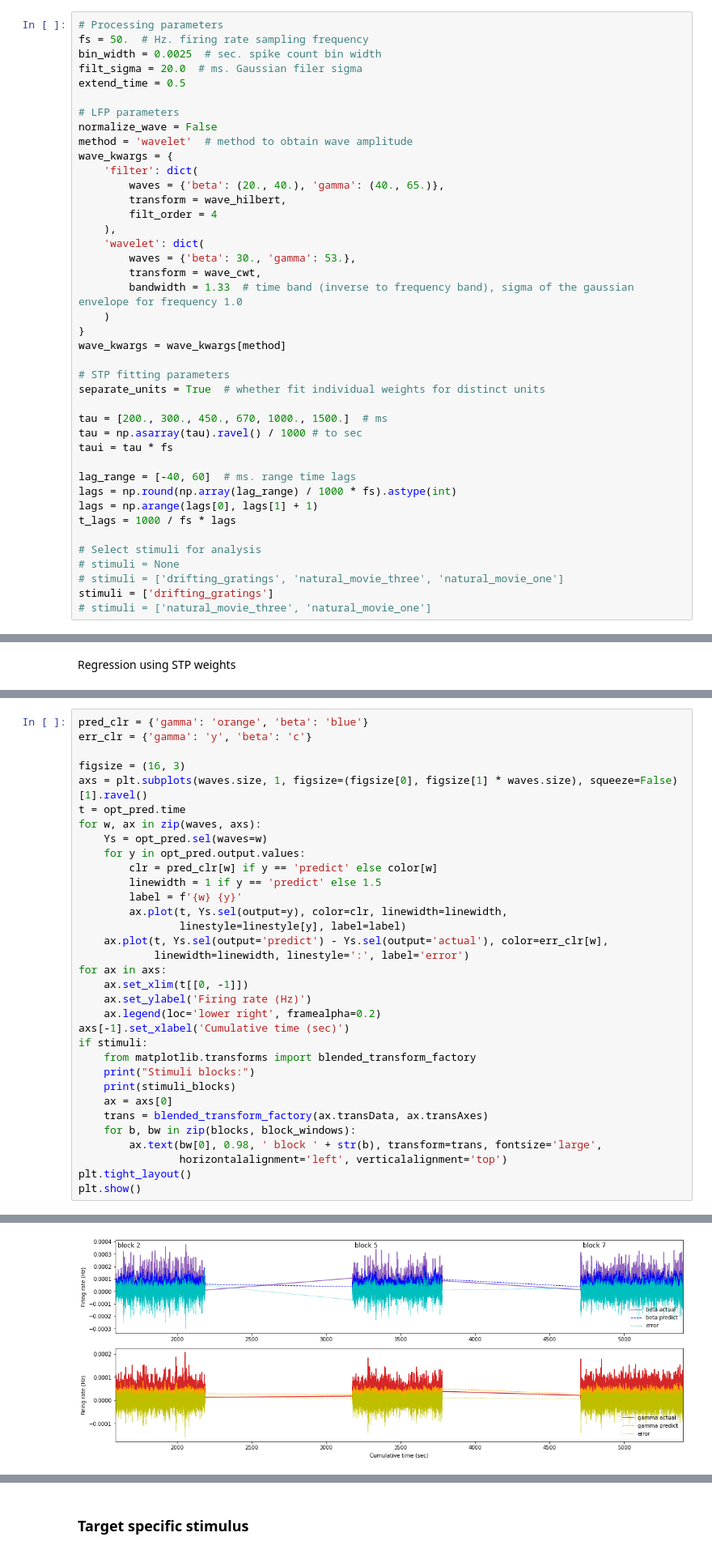
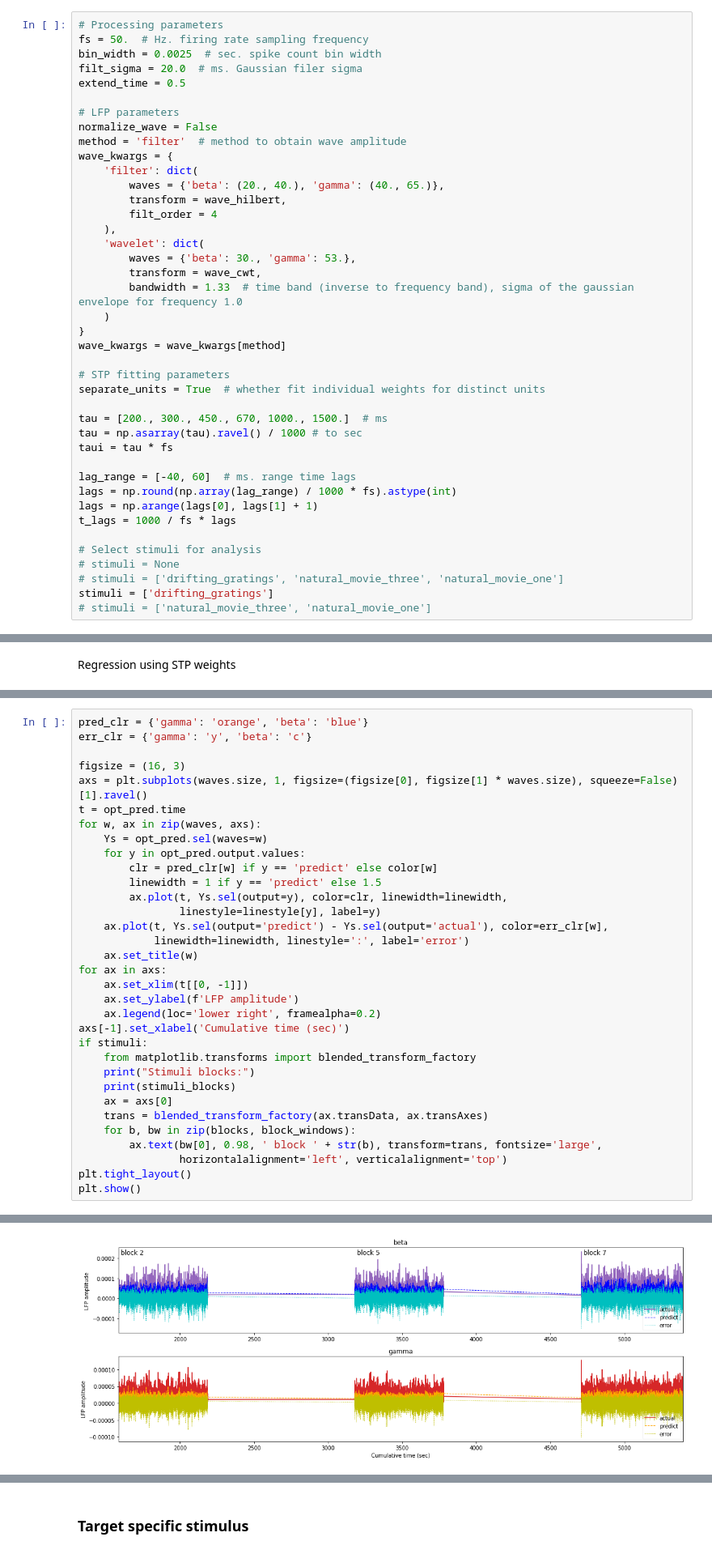
Before and after one commit to chenziao/Analyzing_Allen_Visual_Coding_Neuropixels_Dataset, a Jupyter notebook: Analyze_Visual_STP.ipynb, the cells around one changed output, grey strips where cells are left out. Shown at 81% size. Saved outputs shown, nothing was run; the diff lists cells and outputs as text.

Commit message:
Update figures

```diff
--- a/Analyze_Visual_STP.ipynb
+++ b/Analyze_Visual_STP.ipynb
@@ -119,7 +119,7 @@ extend_time = 0.5
 
 # LFP parameters
 normalize_wave = False
-method = 'wavelet'  # method to obtain wave amplitude
+method = 'filter'  # method to obtain wave amplitude
 wave_kwargs = {
     'filter': dict(
         waves = {'beta': (20., 40.), 'gamma': (40., 65.)},
@@ -399,37 +399,37 @@ err_clr = {'gamma': 'y', 'beta': 'c'}
 
 figsize = (16, 3)
 axs = plt.subplots(waves.size, 1, figsize=(figsize[0], figsize[1] * waves.size), squeeze=False)[1].ravel()
 t = opt_pred.time
 for w, ax in zip(waves, axs):
     Ys = opt_pred.sel(waves=w)
     for y in opt_pred.output.values:
         clr = pred_clr[w] if y == 'predict' else color[w]
         linewidth = 1 if y == 'predict' else 1.5
-        label = f'{w} {y}'
         ax.plot(t, Ys.sel(output=y), color=clr, linewidth=linewidth,
-                linestyle=linestyle[y], label=label)
+                linestyle=linestyle[y], label=y)
     ax.plot(t, Ys.sel(output='predict') - Ys.sel(output='actual'), color=err_clr[w],
             linewidth=linewidth, linestyle=':', label='error')
+    ax.set_title(w)
 for ax in axs:
     ax.set_xlim(t[[0, -1]])
-    ax.set_ylabel('Firing rate (Hz)')
+    ax.set_ylabel(f'LFP amplitude')
     ax.legend(loc='lower right', framealpha=0.2)
 axs[-1].set_xlabel('Cumulative time (sec)')
 if stimuli:
     from matplotlib.transforms import blended_transform_factory
     print("Stimuli blocks:")
     print(stimuli_blocks)
     ax = axs[0]
     trans = blended_transform_factory(ax.transData, ax.transAxes)
     for b, bw in zip(blocks, block_windows):
         ax.text(bw[0], 0.98, ' block ' + str(b), transform=trans, fontsize='large',
                 horizontalalignment='left', verticalalignment='top')
 plt.tight_layout()
 plt.show()
 # %% [output]
 Stimuli blocks:
 {'drifting_gratings': [2, 5, 7]}
-[figure, old version]
+[figure, new version]
 # %%
 figsize = (4, 4)
 axs = plt.subplots(1, waves.size, figsize=(figsize[0] * waves.size, figsize[1]), squeeze=False)[1].ravel()
```
Also changed, not shown: parts of 5 cells of this notebook.
